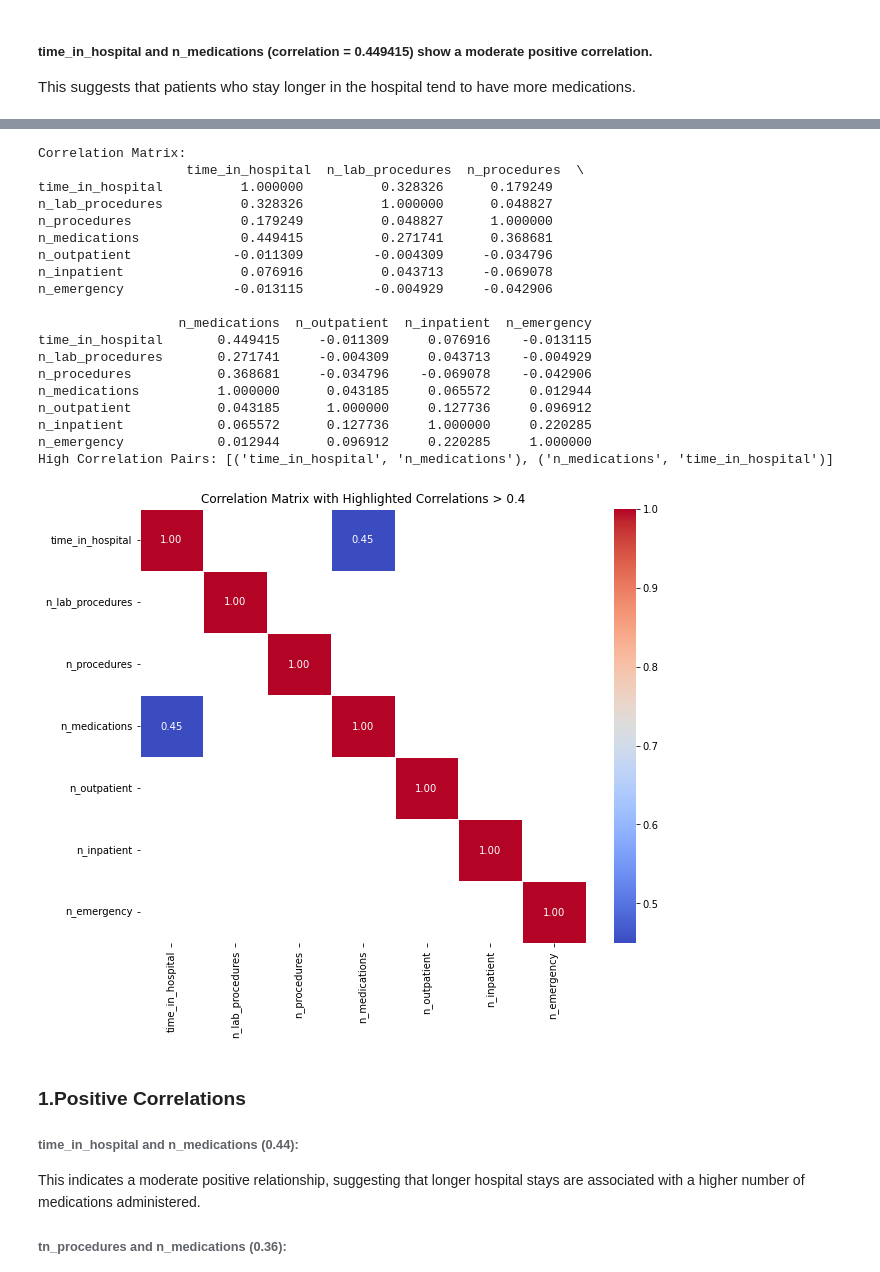
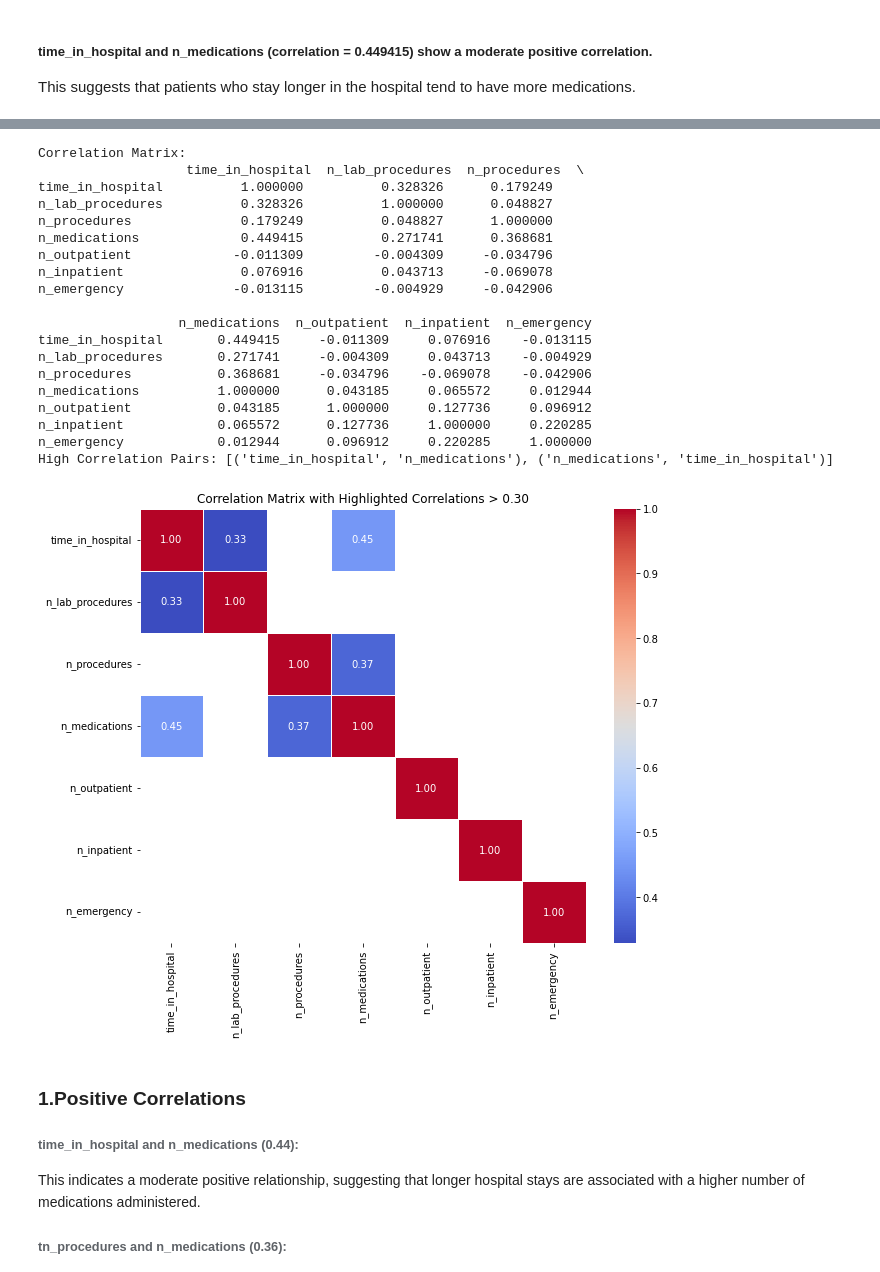
Before and after one commit to z1368/Hospital-Readmission-, a Jupyter notebook: 00 - eda.ipynb, the cells around one changed output, grey strips where cells are left out. Cells and saved outputs as stored; diff of their text form; code cells hidden in the pictures.

```diff
--- a/00 - eda.ipynb
+++ b/00 - eda.ipynb
@@ -156,0 +188,9 @@ Name: readmitted, dtype: int64
+# %%
+for col in data.select_dtypes(include=('object', 'category')):
+    if col != 'readmitted':  # Example of comparing with 'readmitted'
+        pd.crosstab(data[col], data['readmitted']).plot(kind='bar', stacked=True, figsize=(8, 4), colormap='viridis')
+        plt.title(f"{col} vs. Readmitted")
+        plt.xlabel(col)
+        plt.ylabel("Count")
+        plt.legend(title="Readmitted")
+        plt.show()
@@ -156,0 +211,9 @@ Name: readmitted, dtype: int64
+# %%
+for col in data.select_dtypes(include=('object', 'category')):
+    if col != 'readmitted':  # Example of relationship with 'readmitted'
+        cross_tab = pd.crosstab(data[col], data['readmitted'])
+        sns.heatmap(cross_tab, annot=True, fmt='d', cmap='viridis')
+        plt.title(f"Heatmap of {col} vs. Readmitted")
+        plt.xlabel("Readmitted")
+        plt.ylabel(col)
+        plt.show()
@@ -156,0 +256,20 @@ Name: readmitted, dtype: int64
+# %%
+
+
+
+
+# Apply Label Encoding for each categorical column
+for col in data.select_dtypes(include=('object', 'category')):
+    encoder = LabelEncoder()
+    data[col + '_encoded'] = encoder.fit_transform(data[col])
+
+# Verify the new columns
+print(data[[col + '_encoded' for col in data.select_dtypes(include=('object', 'category'))]].head())
+
+# Display histogram for encoded columns
+for col in data.select_dtypes(include=('object', 'category')):
+    data[col + '_encoded'].hist(bins=10, figsize=(8, 4), color='purple')
+    plt.title(f"Histogram of Encoded {col} Variable")
+    plt.xlabel("Encoded Values")
+    plt.ylabel("Frequency")
+    plt.show()
@@ -339,42 +507,42 @@ print("Correlation Matrix:\n", corr_matrix)
 print("High Correlation Pairs:", high_corr_pairs)
 
 # Define the threshold for highlighting
-highlight_threshold = 0.4
+highlight_threshold = 0.30
 
-# Plot the heatmap with correlations greater than 0.4 highlighted
+# Plot the heatmap with correlations greater than 0.3 highlighted
 plt.figure(figsize=(10, 8))
 sns.heatmap(
     corr_matrix,
     annot=True,             # Display correlation values
     cmap="coolwarm",        # Color gradient
     mask=corr_matrix.abs() < highlight_threshold,  # Mask values below the threshold
     cbar=True,              # Show color bar
     fmt=".2f",              # Format correlation values
     linewidths=0.5          # Add gridlines between cells
 )
-plt.title("Correlation Matrix with Highlighted Correlations > 0.4")
+plt.title("Correlation Matrix with Highlighted Correlations > 0.30")
 plt.show()
 # %% [output]
 Correlation Matrix:
                    time_in_hospital  n_lab_procedures  n_procedures  \
 time_in_hospital          1.000000          0.328326      0.179249
 n_lab_procedures          0.328326          1.000000      0.048827
 n_procedures              0.179249          0.048827      1.000000
 n_medications             0.449415          0.271741      0.368681
 n_outpatient             -0.011309         -0.004309     -0.034796
 n_inpatient               0.076916          0.043713     -0.069078
 n_emergency              -0.013115         -0.004929     -0.042906
 
                   n_medications  n_outpatient  n_inpatient  n_emergency
 time_in_hospital       0.449415     -0.011309     0.076916    -0.013115
 n_lab_procedures       0.271741     -0.004309     0.043713    -0.004929
 n_procedures           0.368681     -0.034796    -0.069078    -0.042906
 n_medications          1.000000      0.043185     0.065572     0.012944
 n_outpatient           0.043185      1.000000     0.127736     0.096912
 n_inpatient            0.065572      0.127736     1.000000     0.220285
 n_emergency            0.012944      0.096912     0.220285     1.000000
 High Correlation Pairs: [('time_in_hospital', 'n_medications'), ('n_medications', 'time_in_hospital')]
-[figure, old version]
+[figure, new version]
 # %% [markdown]
 ### 1.Positive Correlations
 ###### time_in_hospital and n_medications (0.44):
```
Also changed, not shown: parts of 36 cells of this notebook, 1 other file.
